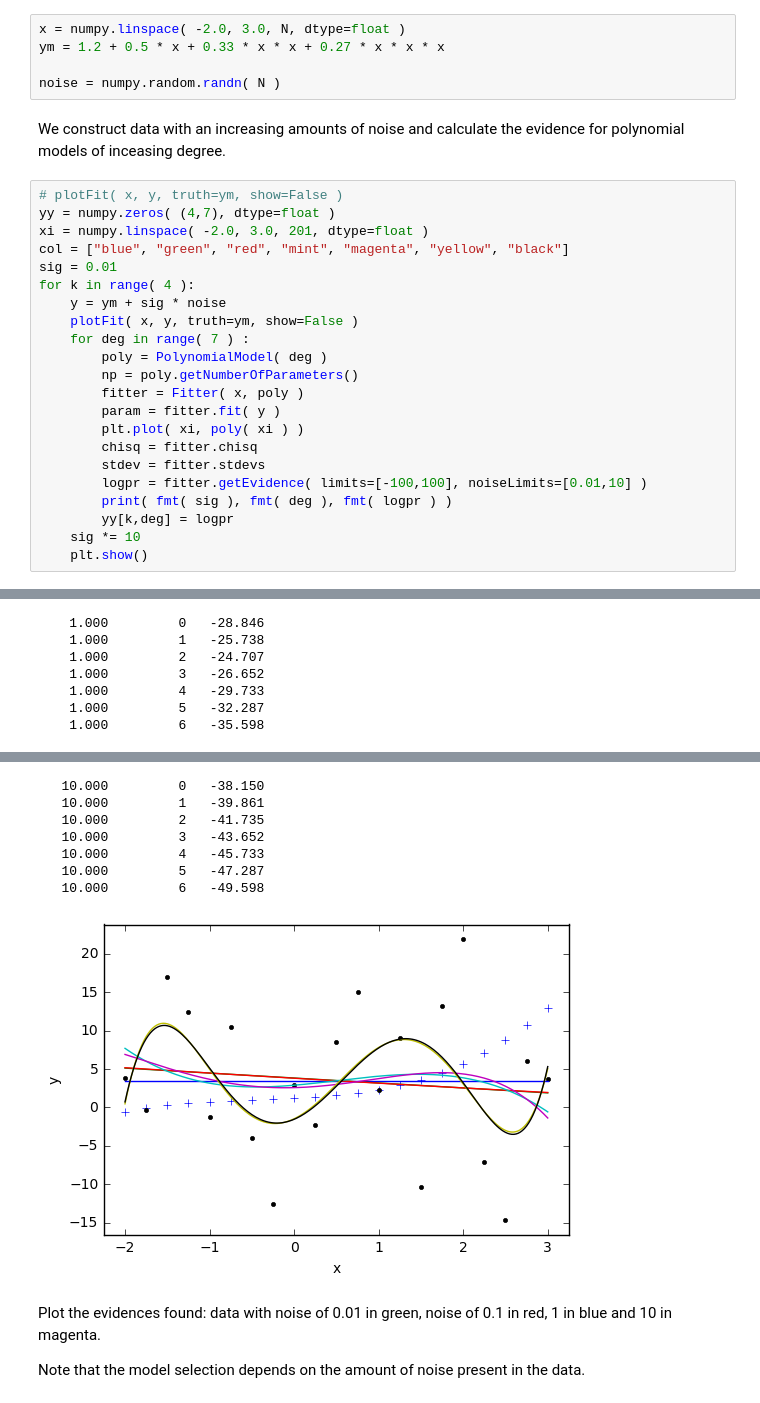
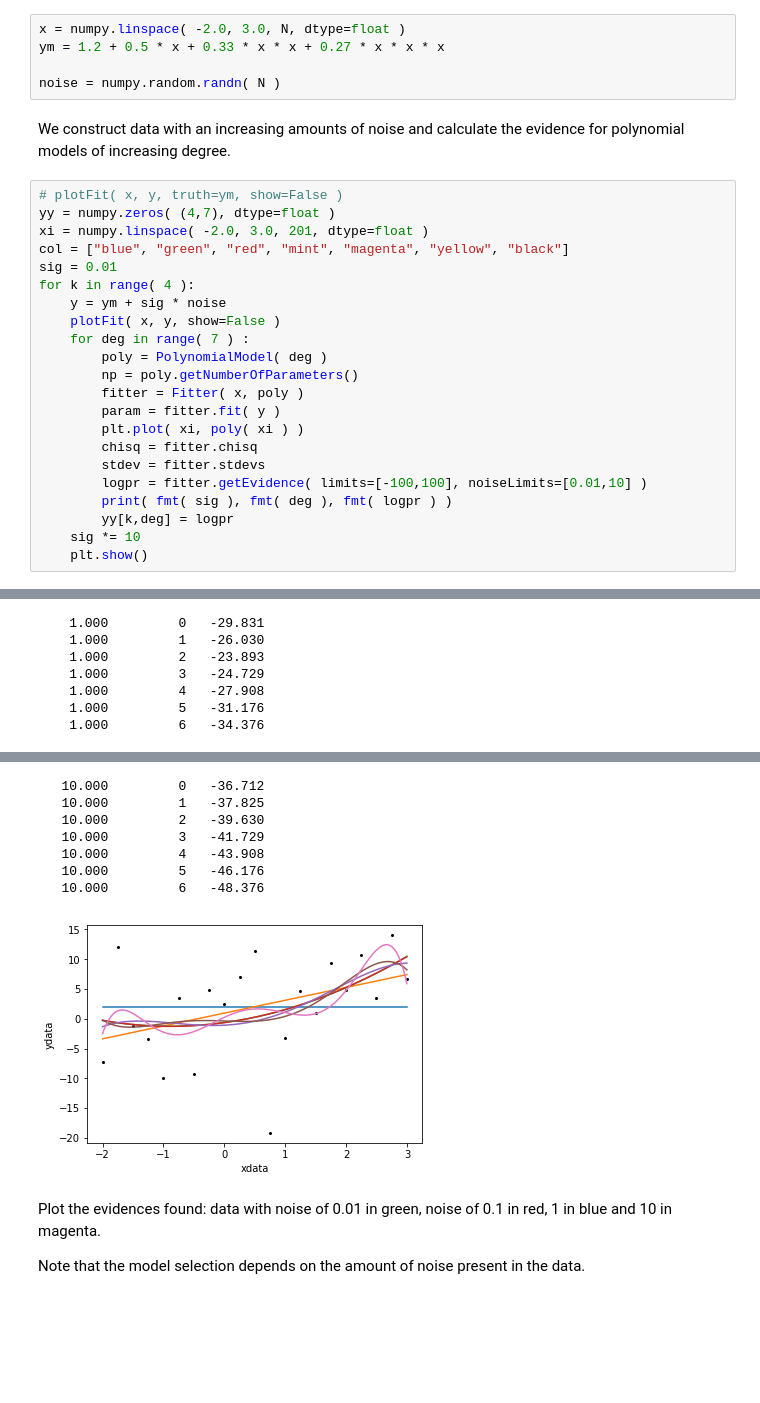
Before and after one commit to dokester/BayesicFitting, a Jupyter notebook: examples/noise.ipynb, the cells around one changed output, grey strips where cells are left out. Cells and saved outputs as stored; diff of their text form; blank space fills up the shorter version.

```diff
--- a/examples/noise.ipynb
+++ b/examples/noise.ipynb
@@ -30,7 +30,7 @@ ym = 1.2 + 0.5 * x + 0.33 * x * x + 0.27 * x * x * x
 
 noise = numpy.random.randn( N )
 # %% [markdown]
-We construct data with an increasing amounts of noise and calculate the evidence for polynomial models of inceasing degree.
+We construct data with an increasing amounts of noise and calculate the evidence for polynomial models of increasing degree.
 # %%
 # plotFit( x, y, truth=ym, show=False )
 yy = numpy.zeros( (4,7), dtype=float )
@@ -39,7 +39,7 @@ col = ["blue", "green", "red", "mint", "magenta", "yellow", "black"]
 sig = 0.01
 for k in range( 4 ):
     y = ym + sig * noise
-    plotFit( x, y, truth=ym, show=False )
+    plotFit( x, y, show=False )
     for deg in range( 7 ) :
         poly = PolynomialModel( deg )
         np = poly.getNumberOfParameters()
@@ -73,7 +73,7 @@ for k in range( 4 ):
-    1.000         0   -28.846
-    1.000         1   -25.738
-    1.000         2   -24.707
-    1.000         3   -26.652
-    1.000         4   -29.733
-    1.000         5   -32.287
-    1.000         6   -35.598
+    1.000         0   -29.831
+    1.000         1   -26.030
+    1.000         2   -23.893
+    1.000         3   -24.729
+    1.000         4   -27.908
+    1.000         5   -31.176
+    1.000         6   -34.376
@@ -81,11 +81,11 @@ for k in range( 4 ):
-   10.000         0   -38.150
-   10.000         1   -39.861
-   10.000         2   -41.735
-   10.000         3   -43.652
-   10.000         4   -45.733
-   10.000         5   -47.287
-   10.000         6   -49.598
+   10.000         0   -36.712
+   10.000         1   -37.825
+   10.000         2   -39.630
+   10.000         3   -41.729
+   10.000         4   -43.908
+   10.000         5   -46.176
+   10.000         6   -48.376
-[figure, old version]
+[figure, new version]
 # %% [markdown]
 Plot the evidences found: data with noise of 0.01 in green, noise of 0.1 in red, 1 in blue and 10 in magenta.
 
```
Also changed, not shown: parts of 3 cells of this notebook, 21 other files.
